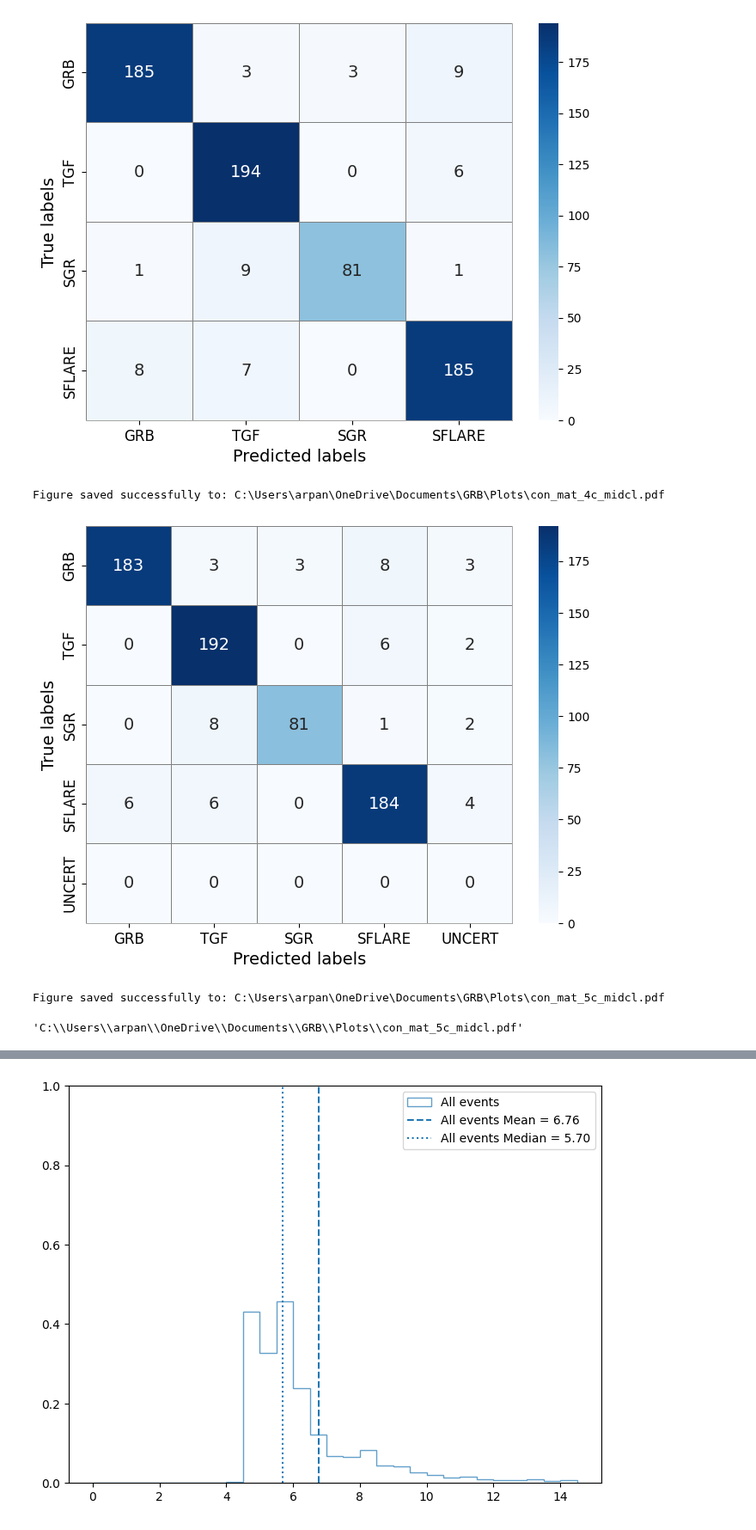
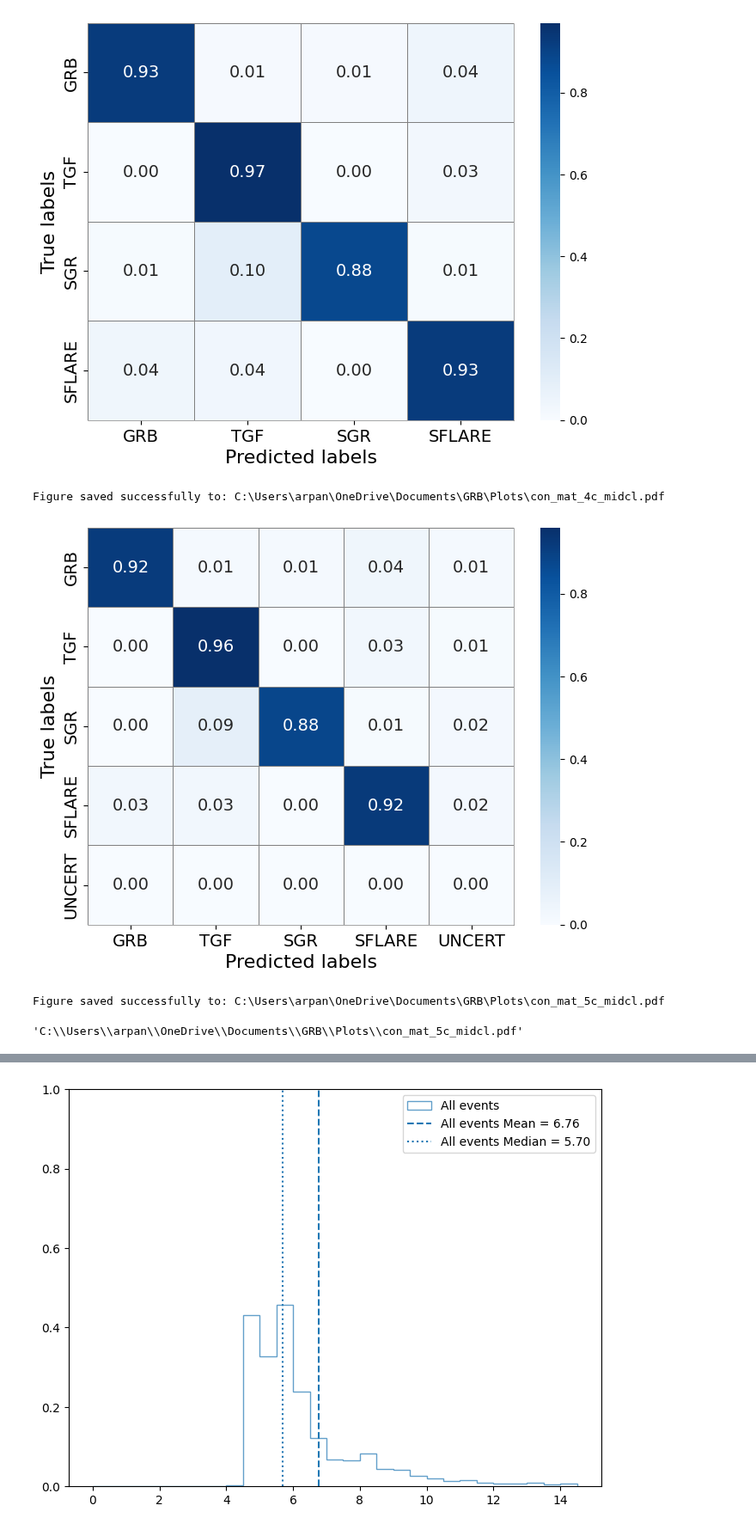
Before and after one commit to ArpanJohn/Transient_Classification, a Jupyter notebook: final_plots.ipynb, the cells around one changed output, grey strips where cells are left out. Shown at 86% size. Drawn from its saved outputs; the diff is of its cells as text; code cells hidden in the pictures.

```diff
--- a/final_plots.ipynb
+++ b/final_plots.ipynb
@@ -345,6 +345,7 @@ f1 = f1_score(Y_test_mod, y_pred_mod, average='weighted')
 
 # Calculate confusion matrix
 conf_m = confusion_matrix(Y_test_mod, y_pred_mod)
+conf_m_normalized = conf_m.astype('float') / conf_m.sum(axis=1)[:,np.newaxis]
 # conf_m_show = ConfusionMatrixDisplay(confusion_matrix = conf_m,display_labels=['GRB','TGF','SGR','SFLARE'])
 # conf_m_show.plot(include_values=True, cmap='Blues',ax = None, xticks_rotation = 'horizontal')
 # # Add title if needed
@@ -381,23 +382,22 @@ else:
 test_accuracy = np.mean(test_predictions == test_true_labels)
 
 conf_matrix = confusion_matrix(test_true_labels, test_predictions, labels=[0, 1, 2, 3, 4])
-
-
+conf_matrix_normalized = conf_matrix.astype('float') / (conf_matrix.sum(axis=1)[:,np.newaxis]+1e-20)
 
 # Create a figure and axis
 fig, ax = plt.subplots(figsize=(8, 6))
 
 # Plot the confusion matrix as a heatmap
-sb.heatmap(conf_m, annot=True, fmt='d', cmap=plt.cm.Blues, ax=ax,
+sb.heatmap(conf_m_normalized, annot=True, fmt='.2f', cmap=plt.cm.Blues, ax=ax,
             xticklabels=['GRB','TGF','SGR','SFLARE'], yticklabels=['GRB','TGF','SGR','SFLARE'],
             annot_kws={"size": 14},linewidths=0.5, linecolor="gray")
 
 # Set labels and title
 # ax.set_xlabel('Predicted labels')
-ax.tick_params(axis='x',labelsize=12)
-ax.tick_params(axis='y',labelsize=12)
-ax.set_xlabel('Predicted labels',fontsize=14)
-ax.set_ylabel('True labels',fontsize=14)
+ax.tick_params(axis='x',        labelsize=14)
+ax.tick_params(axis='y',        labelsize=14)
+ax.set_xlabel('Predicted labels',fontsize=16)
+ax.set_ylabel('True labels',fontsize     =16)
 
 # Add bottom and right spines (axis lines)
 ax.spines['bottom'].set_visible(True)
@@ -415,16 +415,16 @@ save_to_dir(fig , 'con_mat_4c_midcl') # change name for clarity
 fig, ax = plt.subplots(figsize=(8, 6))
 
 # Plot the confusion matrix as a heatmap
-sb.heatmap(conf_matrix, annot=True, fmt='d', cmap=plt.cm.Blues, ax=ax,
+sb.heatmap(conf_matrix_normalized, annot=True, fmt='.2f', cmap=plt.cm.Blues, ax=ax,
             xticklabels=['GRB', 'TGF', 'SGR', 'SFLARE', 'UNCERT'], yticklabels=['GRB', 'TGF', 'SGR', 'SFLARE', 'UNCERT'],
             annot_kws={"size": 14},linewidths=0.5, linecolor="gray")
 
 # Set labels and title
 # ax.set_title('Confusion Matrix')
-ax.tick_params(axis='x',labelsize=12)
-ax.tick_params(axis='y',labelsize=12)
-ax.set_xlabel('Predicted labels',fontsize=14)
-ax.set_ylabel('True labels',fontsize=14)
+ax.tick_params(axis='x',labelsize=        14)
+ax.tick_params(axis='y',labelsize=        14)
+ax.set_xlabel('Predicted labels',fontsize=16)
+ax.set_ylabel('True labels',fontsize     =16)
 
 # Add bottom and right spines (axis lines)
 ax.spines['bottom'].set_visible(True)
@@ -435,10 +435,6 @@ ax.spines['right'].set_visible(True)
 ax.spines['right'].set_linewidth(0.5)
 ax.spines['right'].set_color('gray')
 
-# # Manually set the ticks to include the far right and bottom
-# ax.set_xticks(np.arange(conf_matrix.shape[1] + 1) - 0.5, minor=True)
-# ax.set_yticks(np.arange(conf_matrix.shape[0] + 1) - 0.5, minor=True)
-
 plt.show()
 save_to_dir(fig , 'con_mat_5c_midcl') # change name for clarity
 # %% [output]
@@ -452,7 +448,7 @@ bin edges calculated correctly
 Yes
-[figure, old version]
+[figure, new version]
 Figure saved successfully to: C:\Users\arpan\OneDrive\Documents\GRB\Plots\con_mat_4c_midcl.pdf
-[figure, old version]
+[figure, new version]
 Figure saved successfully to: C:\Users\arpan\OneDrive\Documents\GRB\Plots\con_mat_5c_midcl.pdf
 'C:\\Users\\arpan\\OneDrive\\Documents\\GRB\\Plots\\con_mat_5c_midcl.pdf'
 # %%
```
Also changed, not shown: parts of 3 cells of this notebook, 2 other files.
